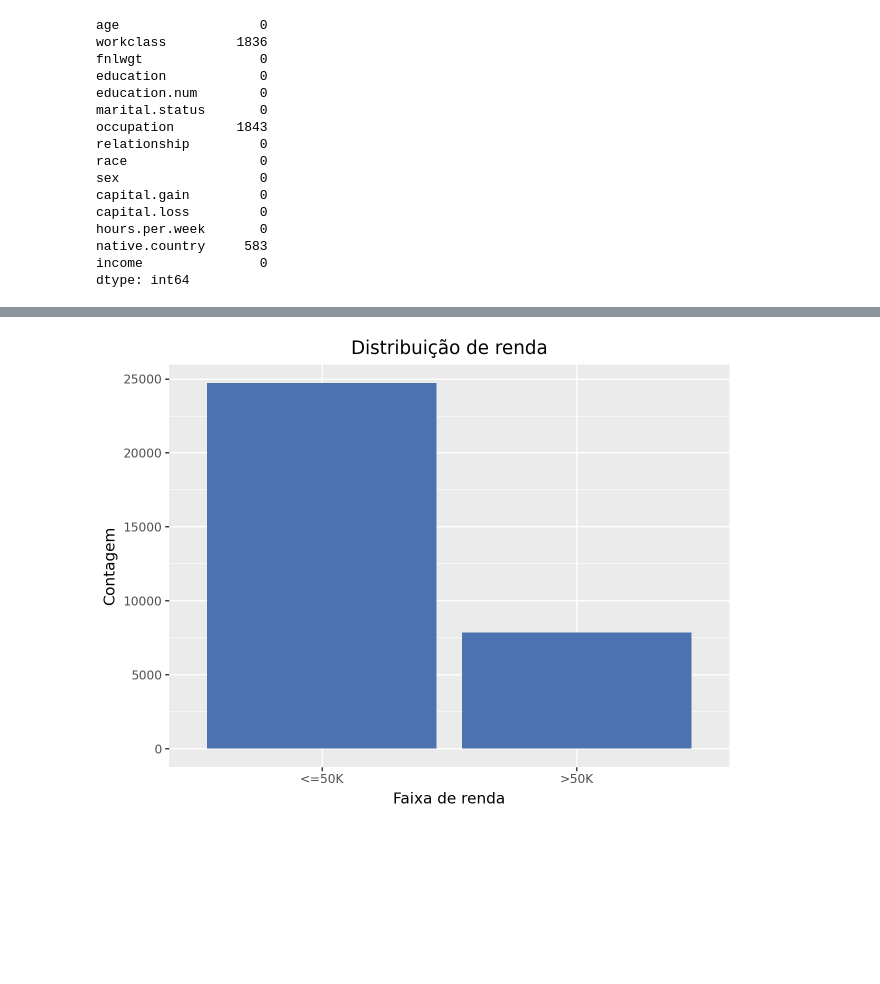
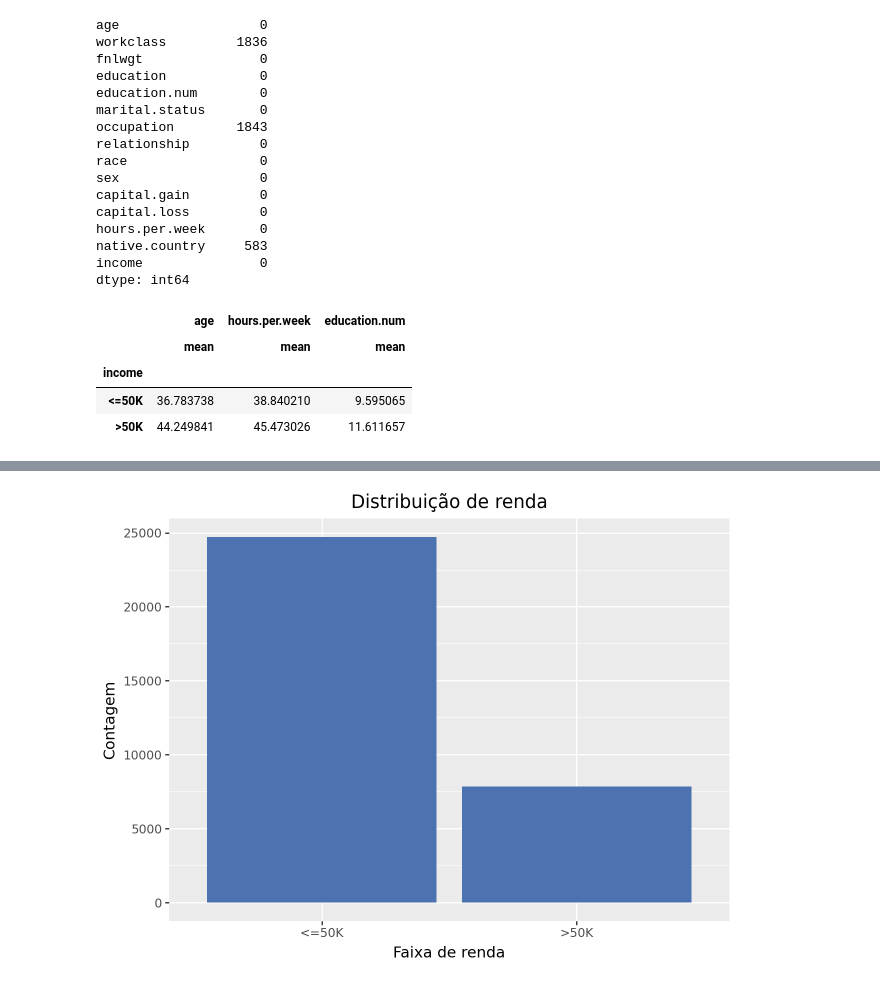
Before and after one commit to vivsoliveira/Adult-Census-Income, a Jupyter notebook: main.ipynb, the cells around one changed output, grey strips where cells are left out. Drawn from its saved outputs; the diff is of its cells as text; code cells hidden in the pictures; blank space fills up the shorter version.

```diff
--- a/main.ipynb
+++ b/main.ipynb
@@ -134,3 +134,11 @@ hours.per.week       0
 native.country     583
 income               0
 dtype: int64
+# %%
+df.groupby('income').agg({'age':['mean'], 'hours.per.week':['mean'], 'education.num':['mean']})
+# %% [output]
+|  | age | hours.per.week | education.num |
+|  | mean | mean | mean |
+| income |  |  |  |
+| <=50K | 36.783738 | 38.840210 | 9.595065 |
+| >50K | 44.249841 | 45.473026 | 11.611657 |
```
Also changed, not shown: parts of 4 cells of this notebook.
